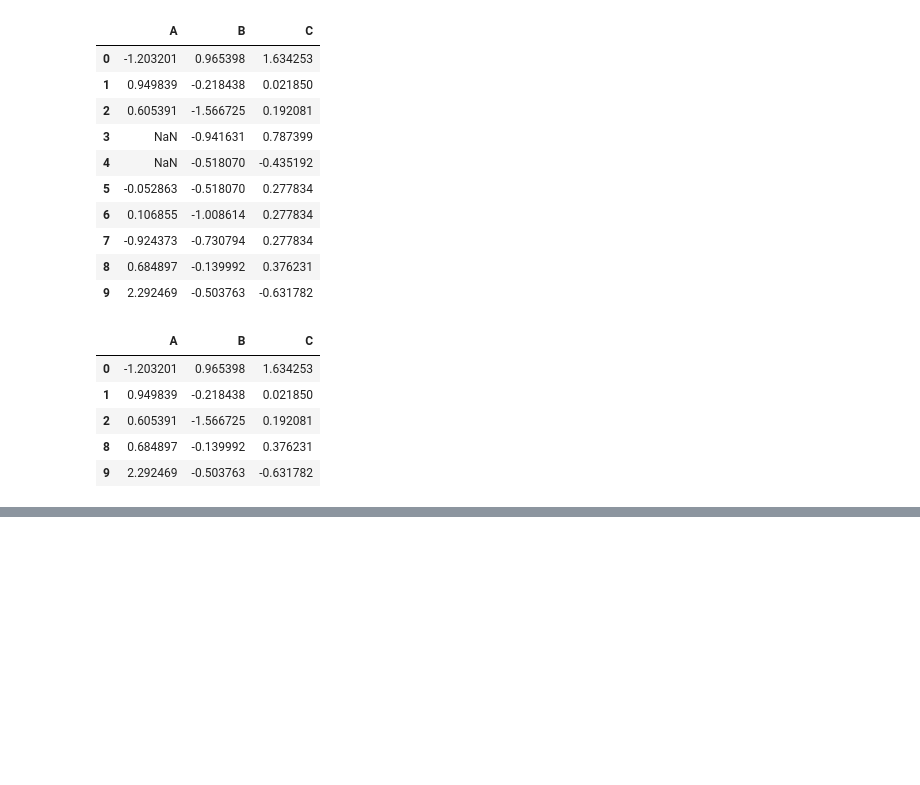
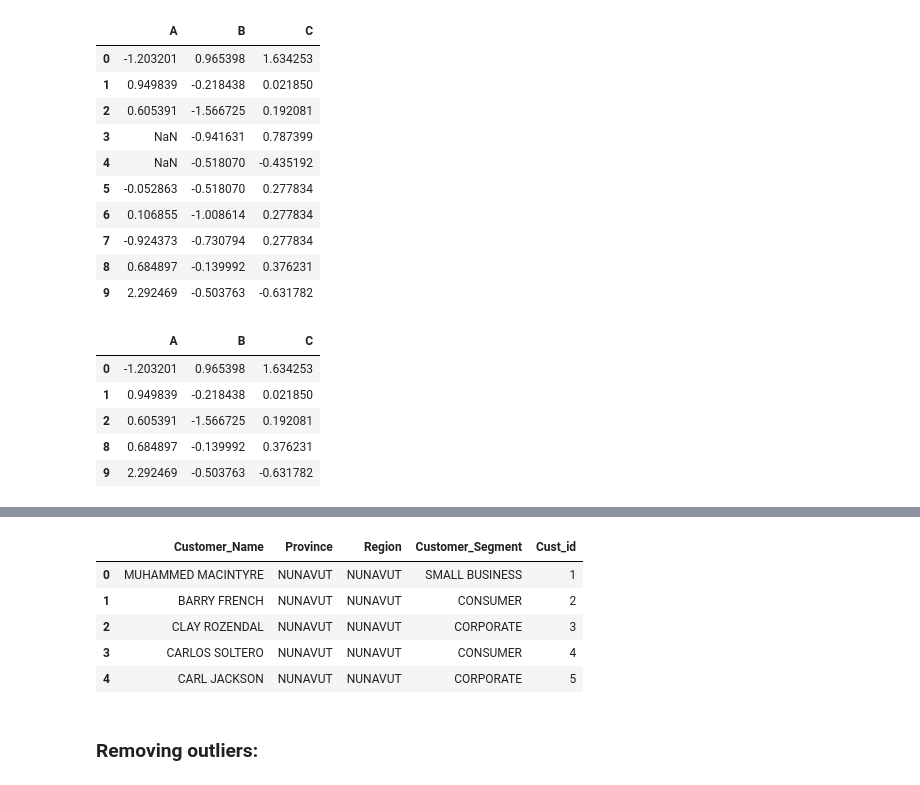
Before and after one commit to iamurali/upgrad_ml_ai, a Jupyter notebook: Data cleaning/eda.ipynb, the cells around one changed output, grey strips where cells are left out. Saved outputs shown, nothing was run; the diff lists cells and outputs as text; code cells hidden in the pictures; blank space fills up the shorter version.

```diff
--- a/Data cleaning/eda.ipynb
+++ b/Data cleaning/eda.ipynb
@@ -279,0 +316,12 @@ dff.dropna()
+# %%
+customer['Cust_id'].replace('Cust_', '', regex=True, inplace=True)
+customer.head()
+# %% [output]
+|  | Customer_Name | Province | Region | Customer_Segment | Cust_id |
+| 0 | MUHAMMED MACINTYRE | NUNAVUT | NUNAVUT | SMALL BUSINESS | 1 |
+| 1 | BARRY FRENCH | NUNAVUT | NUNAVUT | CONSUMER | 2 |
+| 2 | CLAY ROZENDAL | NUNAVUT | NUNAVUT | CORPORATE | 3 |
+| 3 | CARLOS SOLTERO | NUNAVUT | NUNAVUT | CONSUMER | 4 |
+| 4 | CARL JACKSON | NUNAVUT | NUNAVUT | CORPORATE | 5 |
+# %% [markdown]
+### Removing outliers:
```
Also changed, not shown: parts of 9 cells of this notebook, 3 other files.
